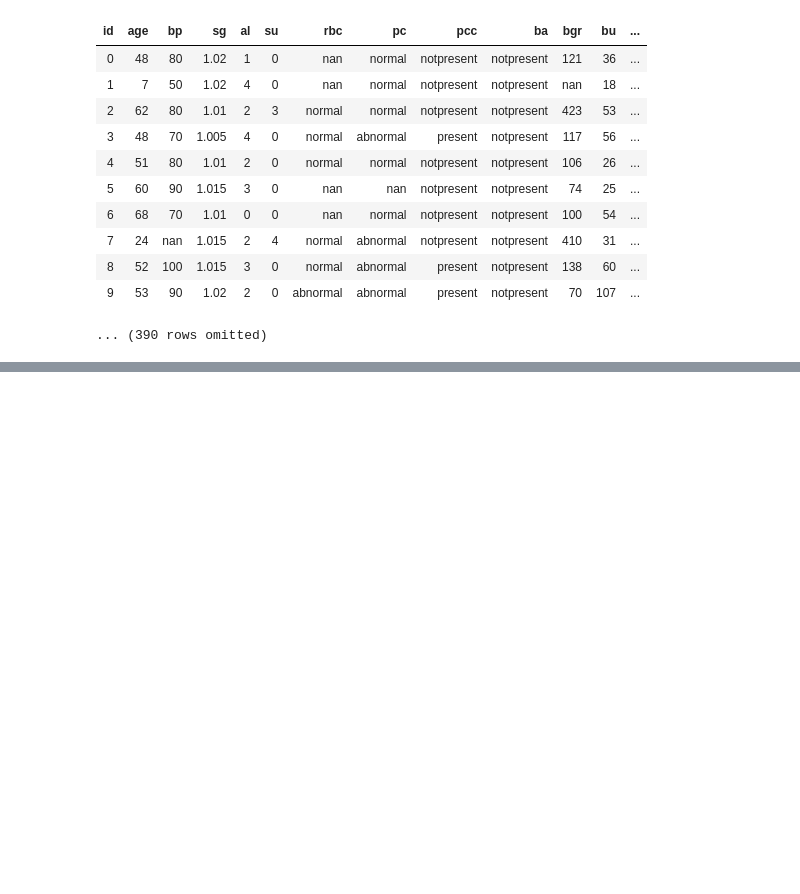
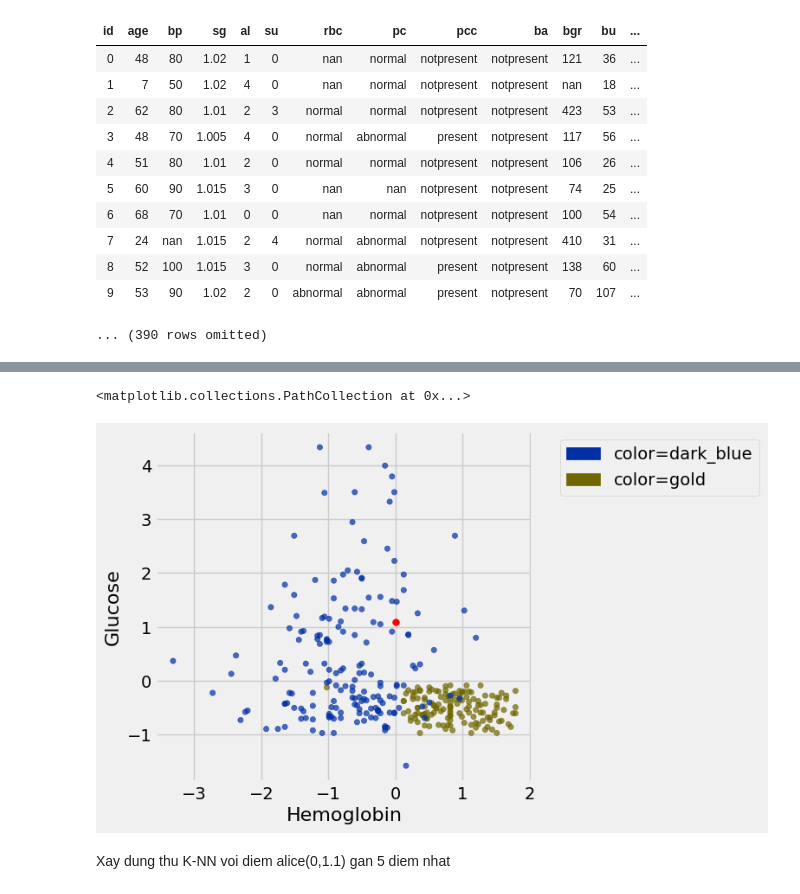
Before and after one commit to MYTWT/Data_Science, a Jupyter notebook: notebook/Numby/classification.ipynb, the cells around one changed output, grey strips where cells are left out. Drawn from its saved outputs; the diff is of its cells as text; code cells hidden in the pictures; blank space fills up the shorter version.

```diff
--- a/notebook/Numby/classification.ipynb
+++ b/notebook/Numby/classification.ipynb
@@ -83,0 +109,4 @@ ckd1 = ckd.where(mask).where(mask1)
+# %%
+ckd = ckd.sort('class',descending= False)
+print(ckd)
+ckd.row(0)
@@ -83,0 +127,12 @@ ckd1 = ckd.where(mask).where(mask1)
+# %%
+mask = ~np.isnan(ckd.column('hemo')) & ~np.isnan(ckd.column('bgr'))
+ckd_clear = ckd.where(mask)
+
+
+ckd3 = Table().with_columns(
+    'Hemoglobin', standard_unit(ckd_clear.column('hemo')),
+    'Glucose', standard_unit(ckd_clear.column('bgr')),
+    'class', ckd_clear.column('class')
+)
+ckd3 = ckd3.join('class',color_table)
+ckd3
@@ -83,0 +152,7 @@ ckd1 = ckd.where(mask).where(mask1)
+# %%
+alice = make_array(0, 1.1)
+ckd3.scatter('Hemoglobin','Glucose', group = 'color')
+plt.scatter(alice.item(0),alice.item(1), color = 'red', s = 30)
+# %% [output]
+<matplotlib.collections.PathCollection at 0x...>
+[figure, added]
@@ -83,0 +164,2 @@ ckd1 = ckd.where(mask).where(mask1)
+# %% [markdown]
+Xay dung thu K-NN voi diem alice(0,1.1) gan 5 diem nhat
```
Also changed, not shown: parts of 42 cells of this notebook, 2 other files.
